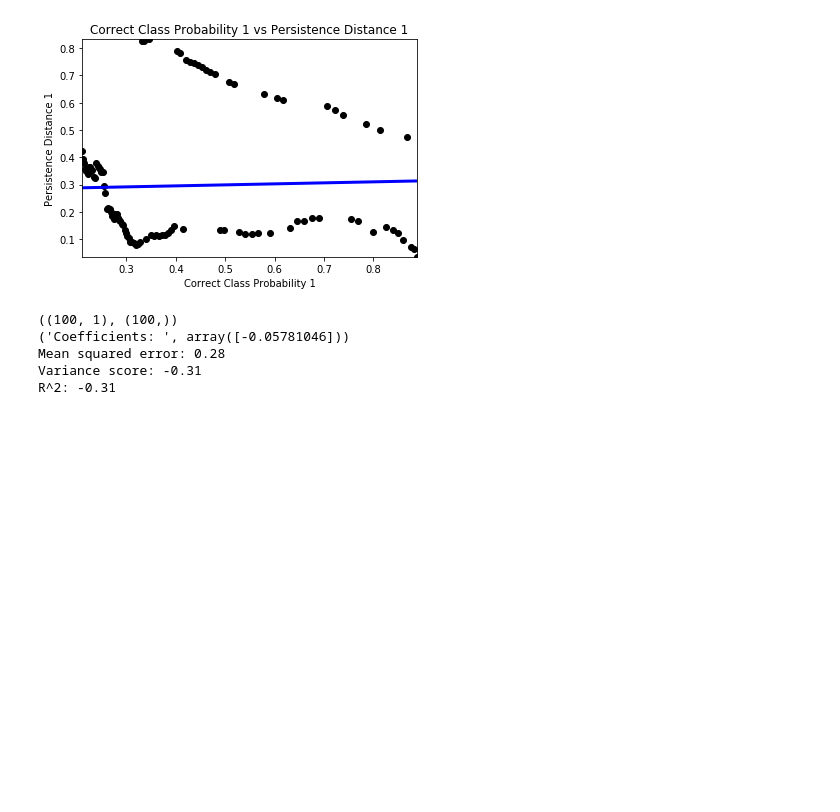
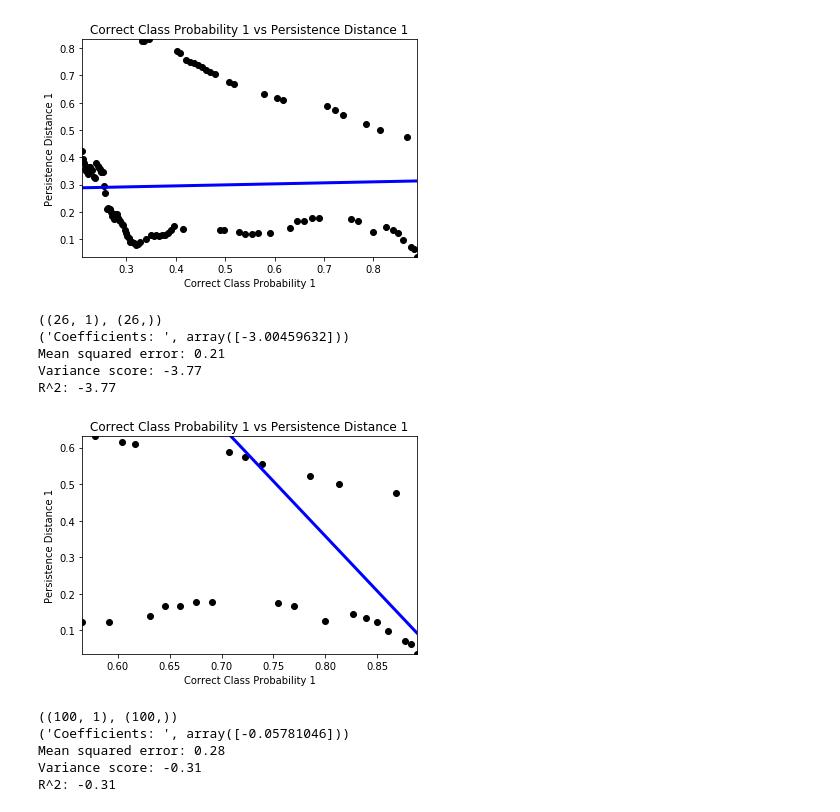
Before and after one commit to tgebhart/tf_activation, a Jupyter notebook: notebooks/Distance_Finder_1_2.ipynb, the cells around one changed output. Saved outputs shown, nothing was run; the diff lists cells and outputs as text; code cells hidden in the pictures; blank space fills up the shorter version.

```diff
--- a/notebooks/Distance_Finder_1_2.ipynb
+++ b/notebooks/Distance_Finder_1_2.ipynb
@@ -294,6 +305,17 @@ Mean squared error: 0.01
 Variance score: -3.84
 R^2: -3.84
 [figure]
+# %%
+X = test_df['y_conv_1'].as_matrix()
+X = X.reshape((X.shape[0], 1))
+regress(X[:26], y[:26], 'Correct Class Probability 1', 'Persistence Distance 1')
+# %% [output]
+((26, 1), (26,))
+('Coefficients: ', array([-3.00459632]))
+Mean squared error: 0.21
+Variance score: -3.77
+R^2: -3.77
+[figure, added]
 # %%
 X = test_df['in_distance_2'].as_matrix()
 X = X.reshape((X.shape[0], 1))
```
Also changed, not shown: parts of 3 cells of this notebook.
